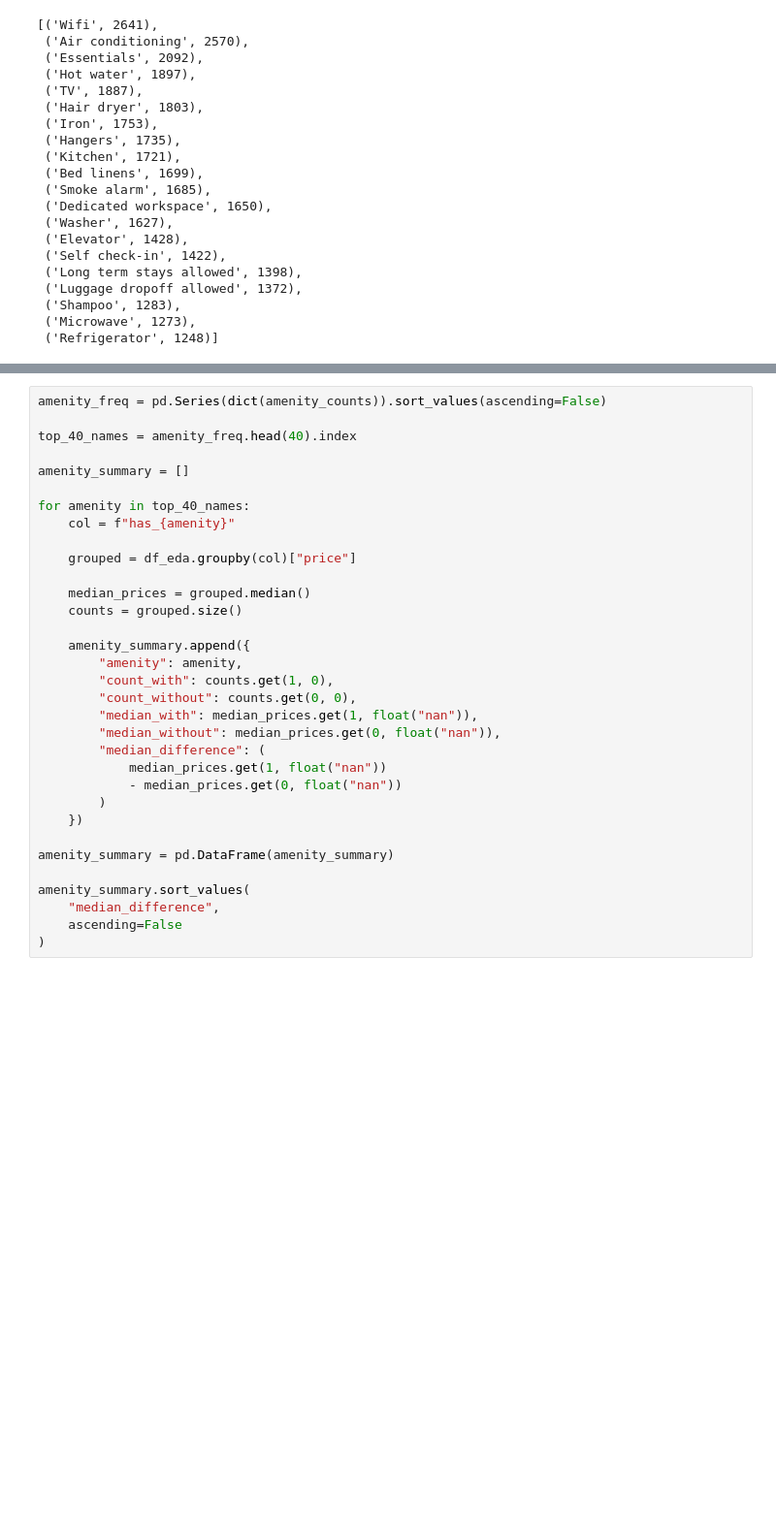
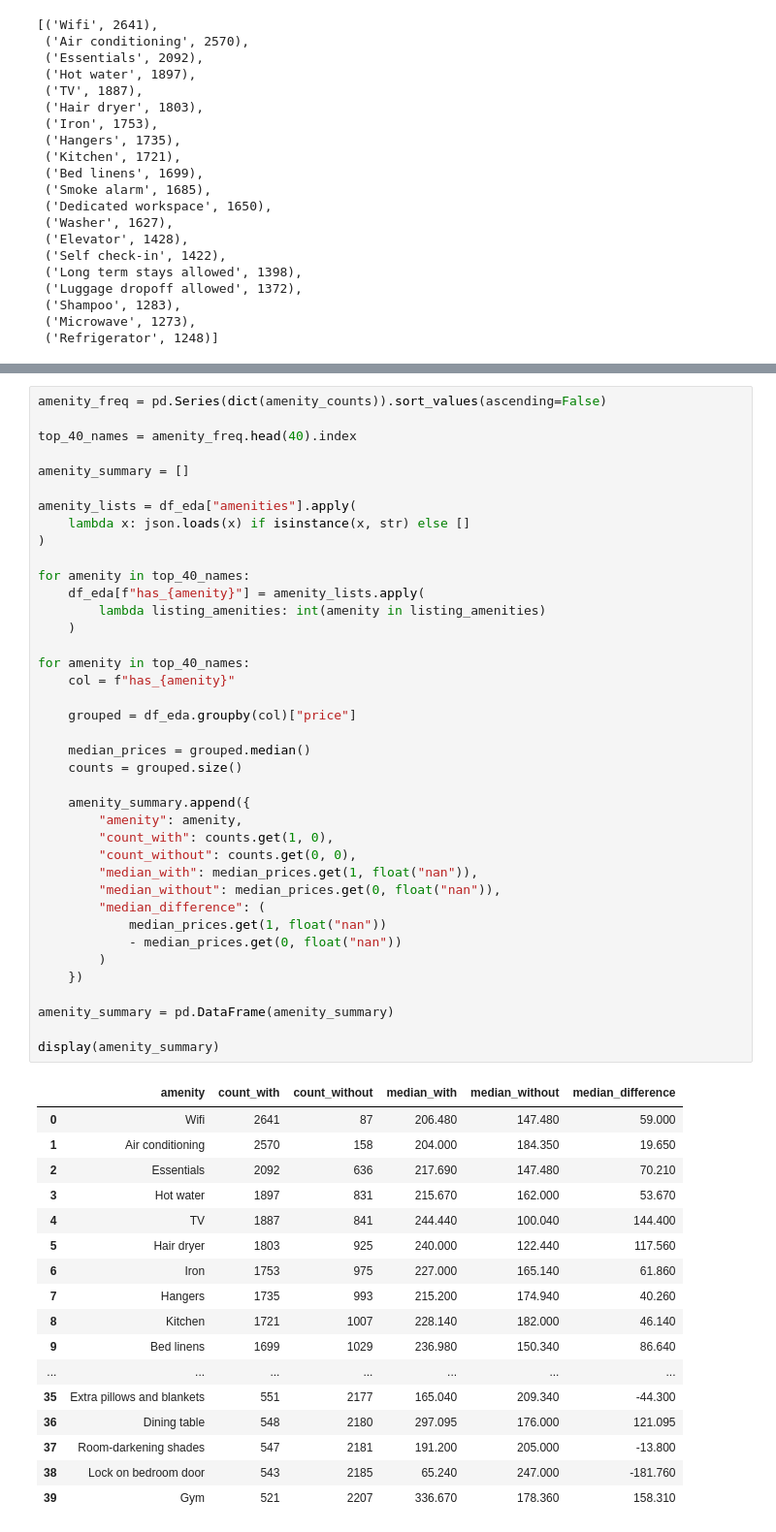
Before and after one commit to tay930/Singapore_Airbnb_ML, a Jupyter notebook: notebooks/01_eda.ipynb, the cells around one changed output, grey strips where cells are left out. Shown at 97% size. Saved outputs shown, nothing was run; the diff lists cells and outputs as text; blank space fills up the shorter version.

```diff
--- a/notebooks/01_eda.ipynb
+++ b/notebooks/01_eda.ipynb
@@ -334,33 +470,57 @@ plt.show()
 # %%
 amenity_freq = pd.Series(dict(amenity_counts)).sort_values(ascending=False)
 
 top_40_names = amenity_freq.head(40).index
 
 amenity_summary = []
+
+amenity_lists = df_eda["amenities"].apply(
+    lambda x: json.loads(x) if isinstance(x, str) else []
+)
+
+for amenity in top_40_names:
+    df_eda[f"has_{amenity}"] = amenity_lists.apply(
+        lambda listing_amenities: int(amenity in listing_amenities)
+    )
 
 for amenity in top_40_names:
     col = f"has_{amenity}"
 
     grouped = df_eda.groupby(col)["price"]
 
     median_prices = grouped.median()
     counts = grouped.size()
 
     amenity_summary.append({
         "amenity": amenity,
         "count_with": counts.get(1, 0),
         "count_without": counts.get(0, 0),
         "median_with": median_prices.get(1, float("nan")),
         "median_without": median_prices.get(0, float("nan")),
         "median_difference": (
             median_prices.get(1, float("nan"))
             - median_prices.get(0, float("nan"))
         )
     })
 
 amenity_summary = pd.DataFrame(amenity_summary)
 
-amenity_summary.sort_values(
-    "median_difference",
-    ascending=False
-)
+display(amenity_summary)
+# %% [output]
+|  | amenity | count_with | count_without | median_with | median_without | median_difference |
+| 0 | Wifi | 2641 | 87 | 206.480 | 147.480 | 59.000 |
+| 1 | Air conditioning | 2570 | 158 | 204.000 | 184.350 | 19.650 |
+| 2 | Essentials | 2092 | 636 | 217.690 | 147.480 | 70.210 |
+| 3 | Hot water | 1897 | 831 | 215.670 | 162.000 | 53.670 |
+| 4 | TV | 1887 | 841 | 244.440 | 100.040 | 144.400 |
+| 5 | Hair dryer | 1803 | 925 | 240.000 | 122.440 | 117.560 |
+| 6 | Iron | 1753 | 975 | 227.000 | 165.140 | 61.860 |
+| 7 | Hangers | 1735 | 993 | 215.200 | 174.940 | 40.260 |
+| 8 | Kitchen | 1721 | 1007 | 228.140 | 182.000 | 46.140 |
+| 9 | Bed linens | 1699 | 1029 | 236.980 | 150.340 | 86.640 |
+| ... | ... | ... | ... | ... | ... | ... |
+| 35 | Extra pillows and blankets | 551 | 2177 | 165.040 | 209.340 | -44.300 |
+| 36 | Dining table | 548 | 2180 | 297.095 | 176.000 | 121.095 |
+| 37 | Room-darkening shades | 547 | 2181 | 191.200 | 205.000 | -13.800 |
+| 38 | Lock on bedroom door | 543 | 2185 | 65.240 | 247.000 | -181.760 |
+| 39 | Gym | 521 | 2207 | 336.670 | 178.360 | 158.310 |
```
Also changed, not shown: parts of 28 cells of this notebook.
